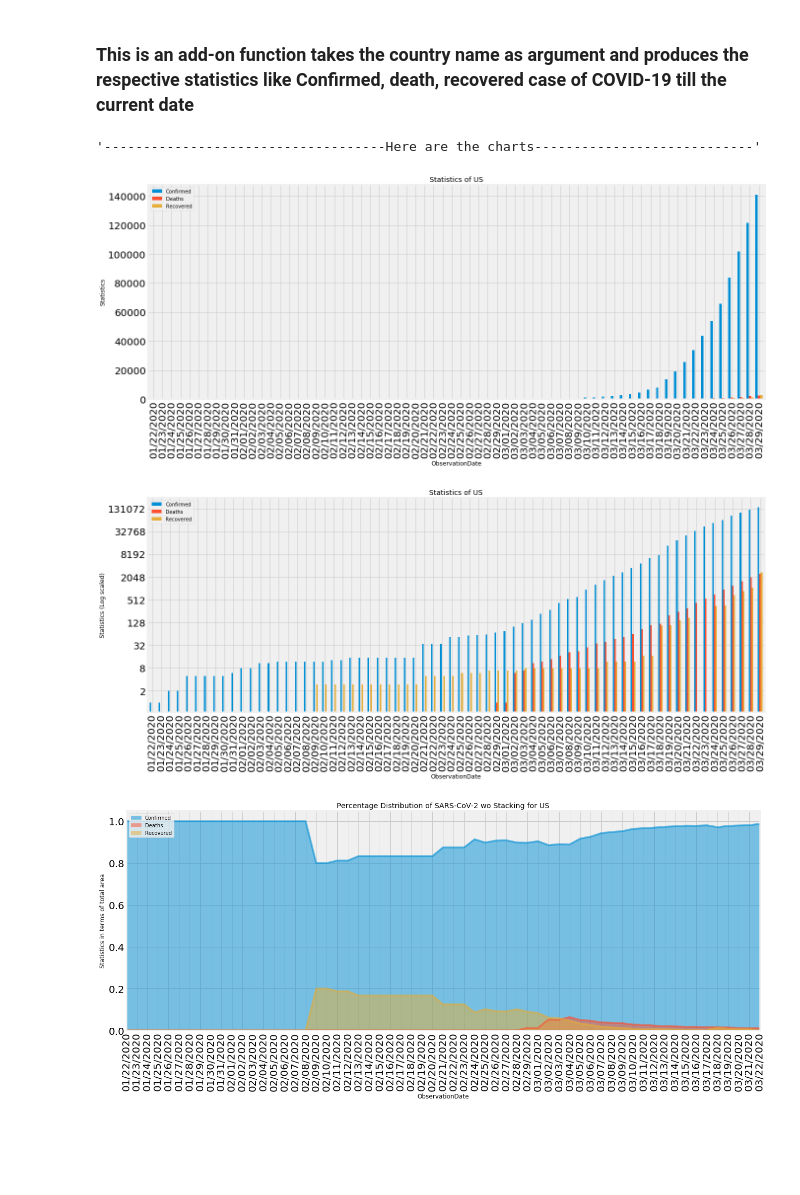
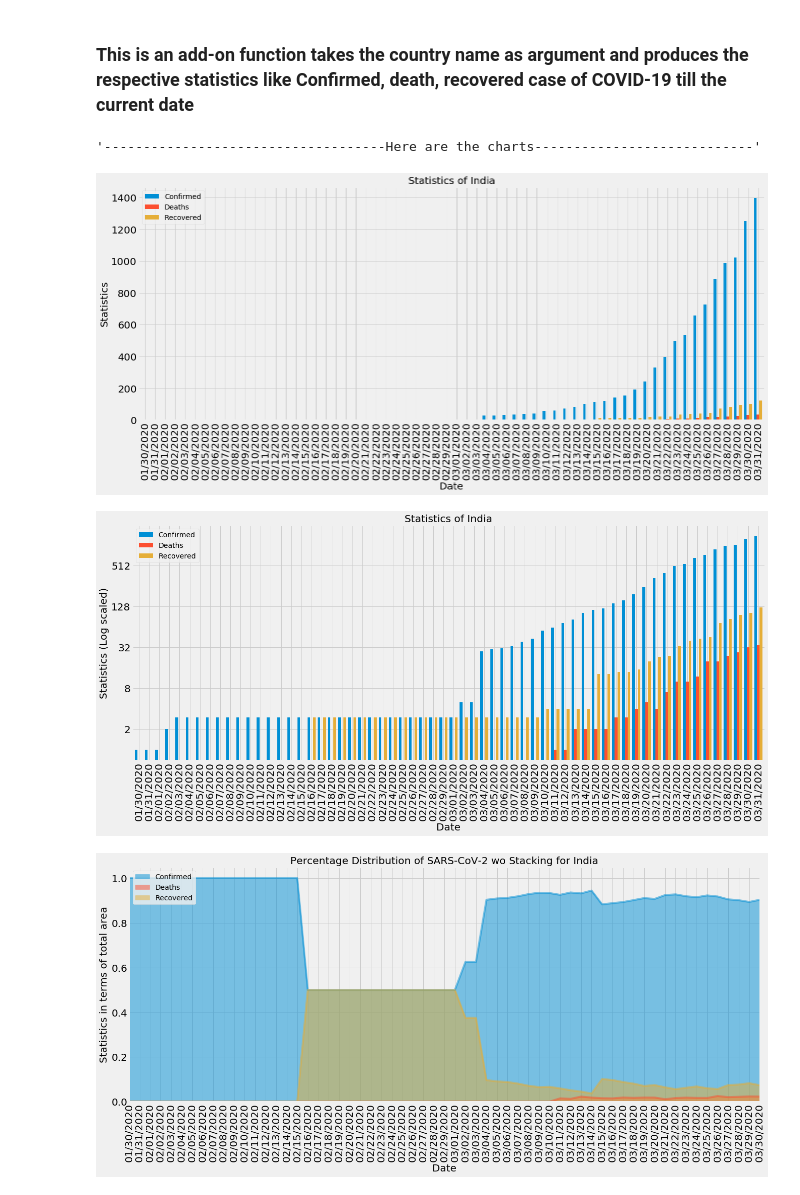
Before and after one commit to apurba-tukl/Exploratory-Data-Analysis-COVID-19, a Jupyter notebook: scripts/EDA_COVID19.ipynb, the cells around one changed output. Cells and saved outputs as stored; diff of their text form; code cells hidden in the pictures; blank space fills up the shorter version.

```diff
--- a/scripts/EDA_COVID19.ipynb
+++ b/scripts/EDA_COVID19.ipynb
@@ -189,41 +194,44 @@ def country_stat(country_name):
     corona_19_data_country_specific = corona_19_data[corona_19_data["Country/Region"]==country_name]
 
     #calculating the sum over the metrices based on individual dates
     corona_19_data_country_specific = corona_19_data_country_specific.groupby('ObservationDate').sum()
     corona_19_data_country_specific.drop('SNo', axis=1, inplace=True)
 
     #plot the cumulative distribution of the metrices in normal scale
-    ax = corona_19_data_country_specific.plot(kind='bar', title= "Statistics of %s" %country_name, width=0.8, fontsize=20, figsize=(20,8))
-    ax.set_ylabel("Statistics")
-
+    ax = corona_19_data_country_specific.plot(kind='bar',width=0.8, title= "Statistics of %s" %country_name, fontsize=20, figsize=(20,8))
+    ax.set_ylabel("Statistics",fontsize=20)
+    ax.set_xlabel("Date", fontsize=20)
     #plot the cumulative distribution of the metrices in log scale
-    ax = corona_19_data_country_specific.plot(kind='bar',title= "Statistics of %s" %country_name, fontsize=20, figsize=(20,8))
+    ax = corona_19_data_country_specific.plot(kind='bar',width=0.8,title= "Statistics of %s" %country_name, fontsize=20, figsize=(20,8))
     ax.set_yscale('log', basey=2)
-    ax.set_ylabel("Statistics (Log scaled)")
+    ax.set_ylabel("Statistics (Log scaled)", fontsize=20)
+    ax.set_xlabel("Date", fontsize=20)
     ax.get_yaxis().set_major_formatter(matplotlib.ticker.ScalarFormatter())
 
     #plot the distribution of the metrices in terms of area
     corona_19_data_country_specific_nonstack = corona_19_data_country_specific.divide(corona_19_data_country_specific.sum(axis=1), axis=0)
     ax = corona_19_data_country_specific_nonstack.plot(kind='area',fontsize=20, title = "Percentage Distribution of SARS-CoV-2 wo Stacking for %s" %country_name, stacked=False, figsize=(20,8))
     plt.xticks(range(len(corona_19_data_country_specific_nonstack.index)), corona_19_data_country_specific_nonstack.index, rotation=90)
-    ax.set_ylabel("Statistics in terms of total area")
+    ax.set_ylabel("Statistics in terms of total area", fontsize=20)
+    ax.set_xlabel("Date", fontsize=20)
     ax.set_xlim(0, 60)
     ax.legend(loc=(2))
 
     #plot the distribution of the metrices in terms of area
     corona_19_data_country_specific_stack = corona_19_data_country_specific.divide(corona_19_data_country_specific.sum(axis=1), axis=0)
     ax = corona_19_data_country_specific_stack.plot(kind='area',fontsize=20, title = "Percentage Distribution of SARS-CoV-2 with Stacking for %s" %country_name,figsize=(20,8))
     plt.xticks(range(len(corona_19_data_country_specific_stack.index)), corona_19_data_country_specific_stack.index, rotation=90)
-    ax.set_ylabel("Statistics in terms of total area")
+    ax.set_ylabel("Statistics in terms of total area", fontsize=20)
+    ax.set_xlabel("Date", fontsize=20)
     ax.legend(loc=(2))
 
     return "------------------------------------Here are the charts----------------------------"
 
 
 #calling the "country_stat" function the with the country name as argument
-country_stat("US")
+country_stat("India")
 # %% [output]
 '------------------------------------Here are the charts----------------------------'
-[figure, old version]
+[figure, new version]
-[figure, old version]
+[figure, new version]
-[figure, old version]
+[figure, new version]
```
Also changed, not shown: parts of 8 cells of this notebook, 13 other files.
